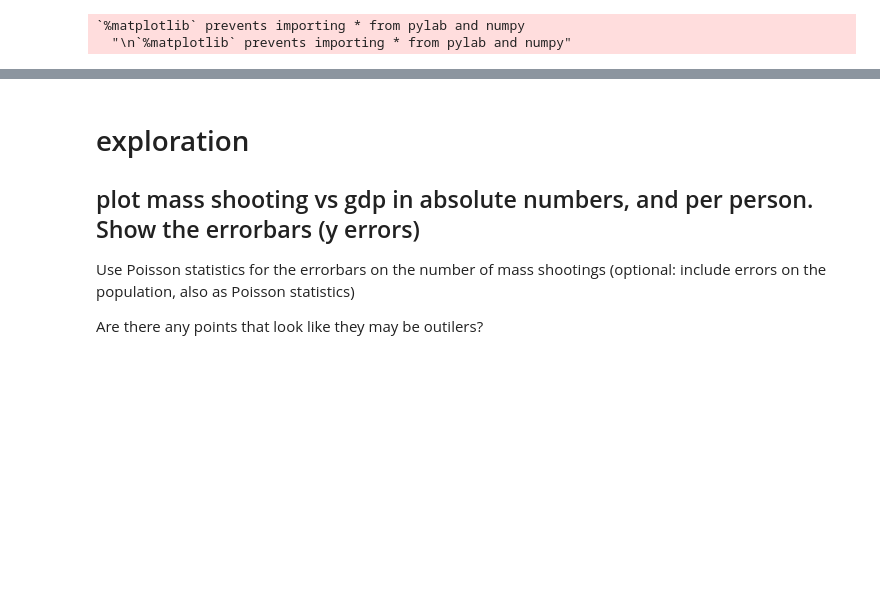
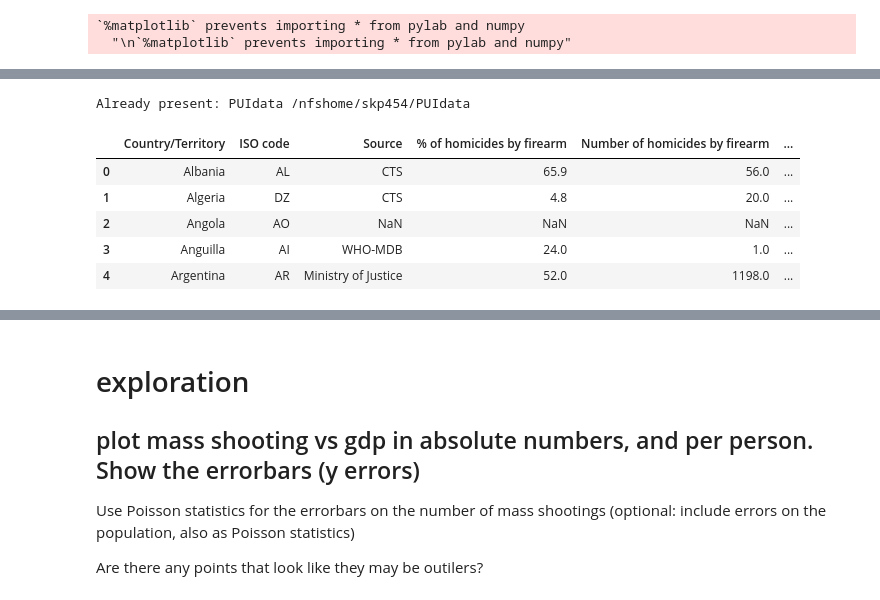
Before and after one commit to Shivam0712/PUI2018_skp454, a Jupyter notebook: HW9_skp454/HW9_Assignment3.ipynb, the cells around one changed output, grey strips where cells are left out. Saved outputs shown, nothing was run; the diff lists cells and outputs as text; code cells hidden in the pictures; blank space fills up the shorter version.

```diff
--- a/HW9_skp454/HW9_Assignment3.ipynb
+++ b/HW9_skp454/HW9_Assignment3.ipynb
@@ -63,0 +49,21 @@ Populating the interactive namespace from numpy and matplotlib
+# %%
+# Check if PUIDATA is present or not and if not set it up
+if os.getenv("PUIDATA")==None:
+    os.environ["PUIDATA"] = "%s/PUIdata"%os.getenv("HOME")
+    print("Earlier missing now, updated:  PUIdata:", os.getenv("PUIDATA"))
+else:
+    print("Already present: PUIdata", os.getenv("PUIDATA"))
+# %% [output]
+Already present: PUIdata /nfshome/skp454/PUIdata
+# %%
+# Obtain guardian firearms murders and ownership data
+url_firearms="https://raw.githubusercontent.com/fedhere/PUI2018_fb55/master/HW9_fb55/World%20firearms%20murders%20and%20ownership%20-%20Sheet%201.csv"
+df_firearms = pd.read_csv(url_firearms)
+df_firearms.head()
+# %% [output]
+|  | Country/Territory | ISO code | Source | % of homicides by firearm | Number of homicides by firearm | ... |
+| 0 | Albania | AL | CTS | 65.9 | 56.0 | ... |
+| 1 | Algeria | DZ | CTS | 4.8 | 20.0 | ... |
+| 2 | Angola | AO | NaN | NaN | NaN | ... |
+| 3 | Anguilla | AI | WHO-MDB | 24.0 | 1.0 | ... |
+| 4 | Argentina | AR | Ministry of Justice | 52.0 | 1198.0 | ... |
```
Also changed, not shown: parts of 12 cells of this notebook, 2 other files.
